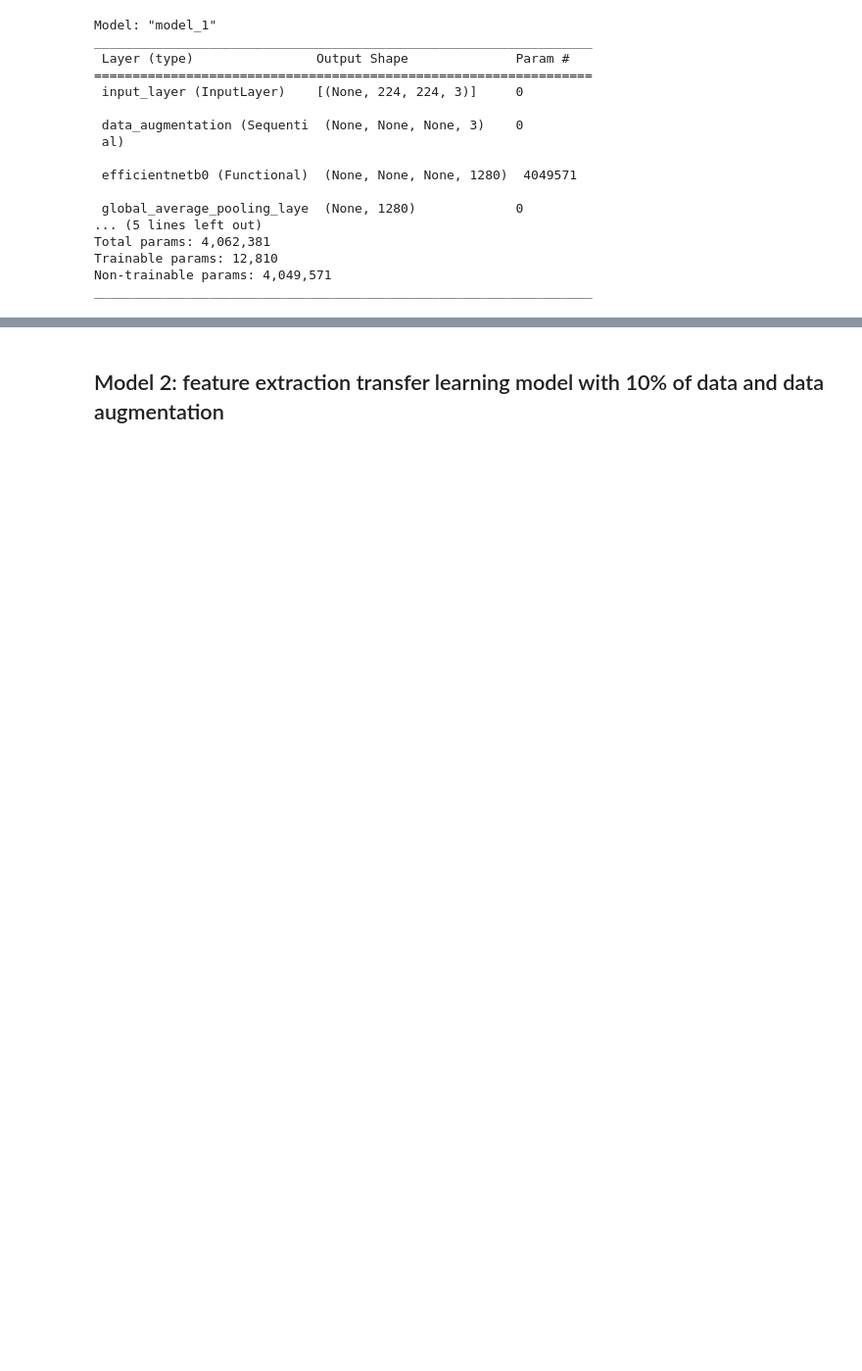
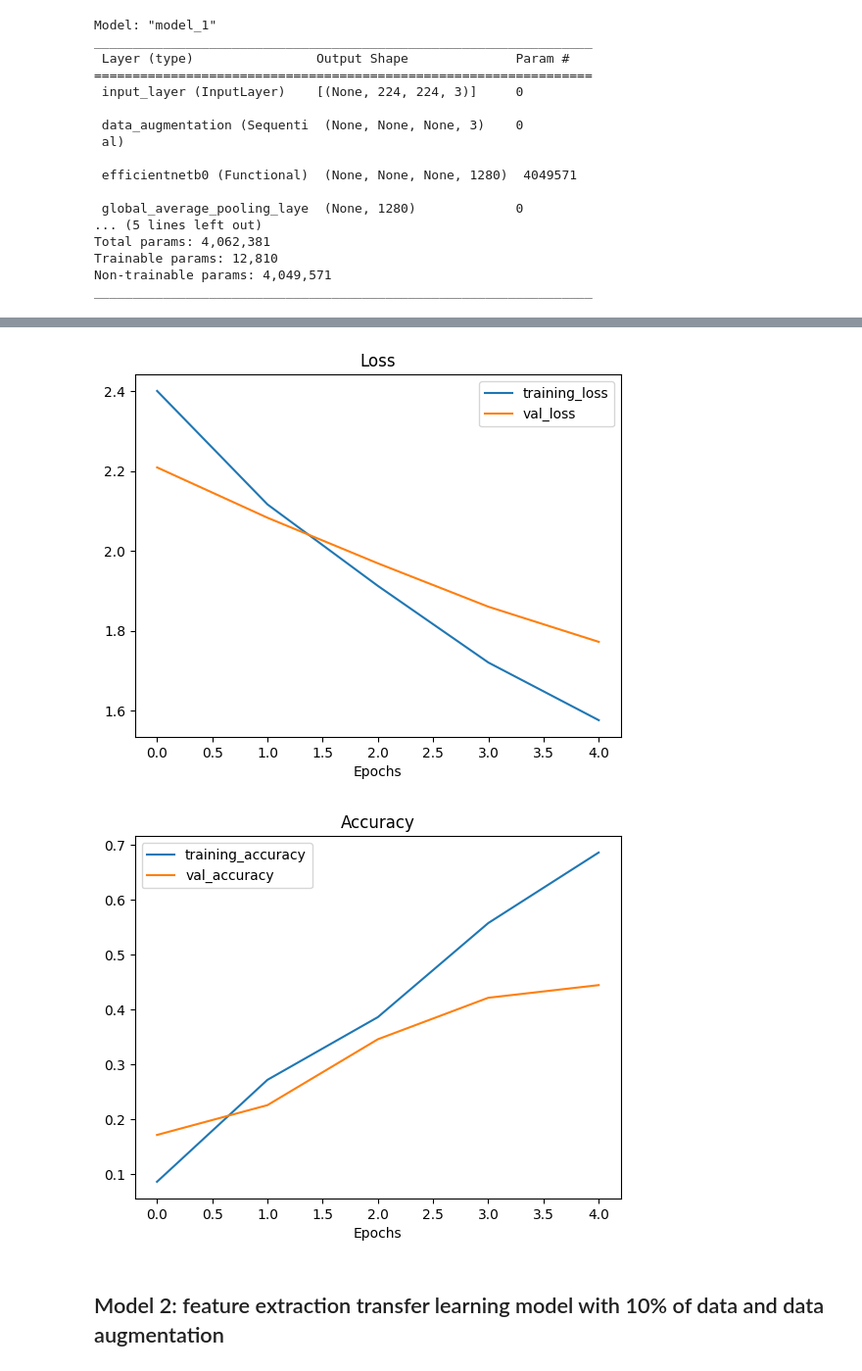
Before and after one commit to shapi88/tensorflow_book, a Jupyter notebook: 05_transfer_learning_in_tensorflow_part_2_fine_tuning.ipynb, the cells around one changed output, grey strips where cells are left out. Shown at 98% size. Saved outputs shown, nothing was run; the diff lists cells and outputs as text; code cells hidden in the pictures; blank space fills up the shorter version.

```diff
--- a/05_transfer_learning_in_tensorflow_part_2_fine_tuning.ipynb
+++ b/05_transfer_learning_in_tensorflow_part_2_fine_tuning.ipynb
@@ -566,0 +752,41 @@ plot_loss_curves(history_1_percent)
+# %%
+#1. Setup input shape and base model, freezing the base model layers
+input_shape = (224, 224, 3)
+
+#2. set base model
+efficientnet_b0_base_1 = tf.keras.applications.EfficientNetB0(include_top=False)
+efficientnet_b0_base_1.trainable = False
+
+#3. Build a API functional model with augmenting data
+#3.1. Define Input layer
+inputs = tf.keras.layers.Input(shape=input_shape)
+
+#3.2. Add data augmented sequential model as a layer
+x_1 = data_augmentation(inputs)
+
+#3.3. Give base model the inputs
+x_1 = efficientnet_b0_base_1(x_1, training=False)
+
+#3.4. Pools out features of the base model
+x_1 = tf.keras.layers.GlobalAveragePooling2D(name="global_average_pooling_2d")(x_1)
+
+#3.5. Put the dense layer on as the output layer
+outputs = tf.keras.layers.Dense(10, activation="softmax", name="output_layer")(x_1)
+
+#3.6. make model inputs and outputs
+model_functional_0 = tf.keras.Model(inputs, outputs)
+
+# Compile the model
+model_functional_0.compile(loss="categorical_crossentropy",
+                optimizer=tf.keras.optimizers.Adam(),
+                metrics=["accuracy"])
+
+#6. Train the model
+history_functional_0 = model_functional_0.fit(train_data_1_percent,
+                                epochs=5,
+                                steps_per_epoch=len(train_data_1_percent),
+                                validation_data=test_data,
+                                validation_steps=int(0.25 * len(test_data)),
+                                # Track model training logs
+                                callbacks=[create_tensorboard_callback(dir_name="transfer_learning",
+                                                                       experiment_name="1_percent_data_aug")])
@@ -567,3 +806,8 @@ plot_loss_curves(history_1_percent)
+# %%
+plot_loss_curves(history_functional_0)
+# %% [output]
+[figure, added]
+[figure, added]
 # %% [markdown]
 ## Model 2: feature extraction transfer learning model with 10% of data and data augmentation
 # %%
```
Also changed, not shown: parts of 39 cells of this notebook.
